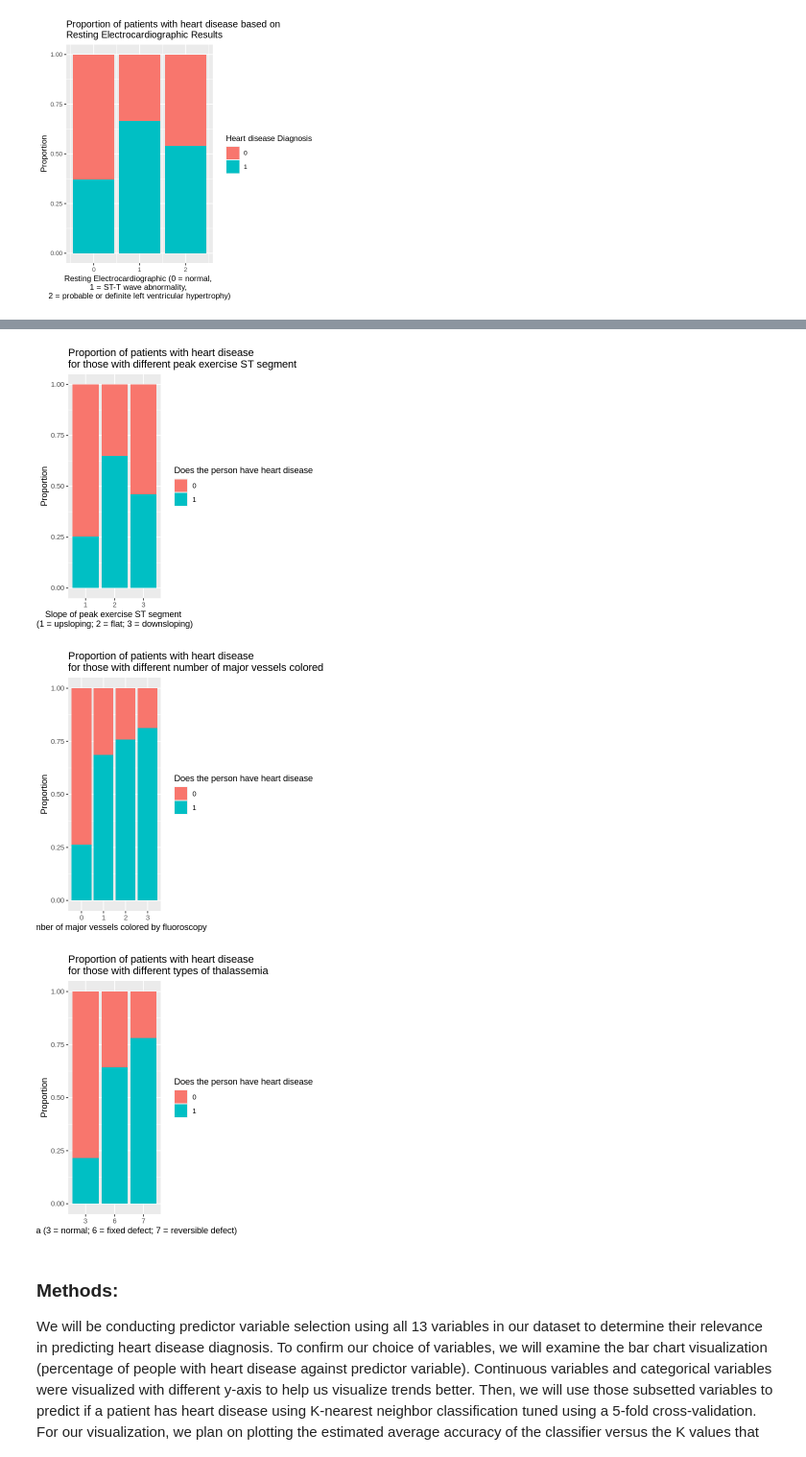
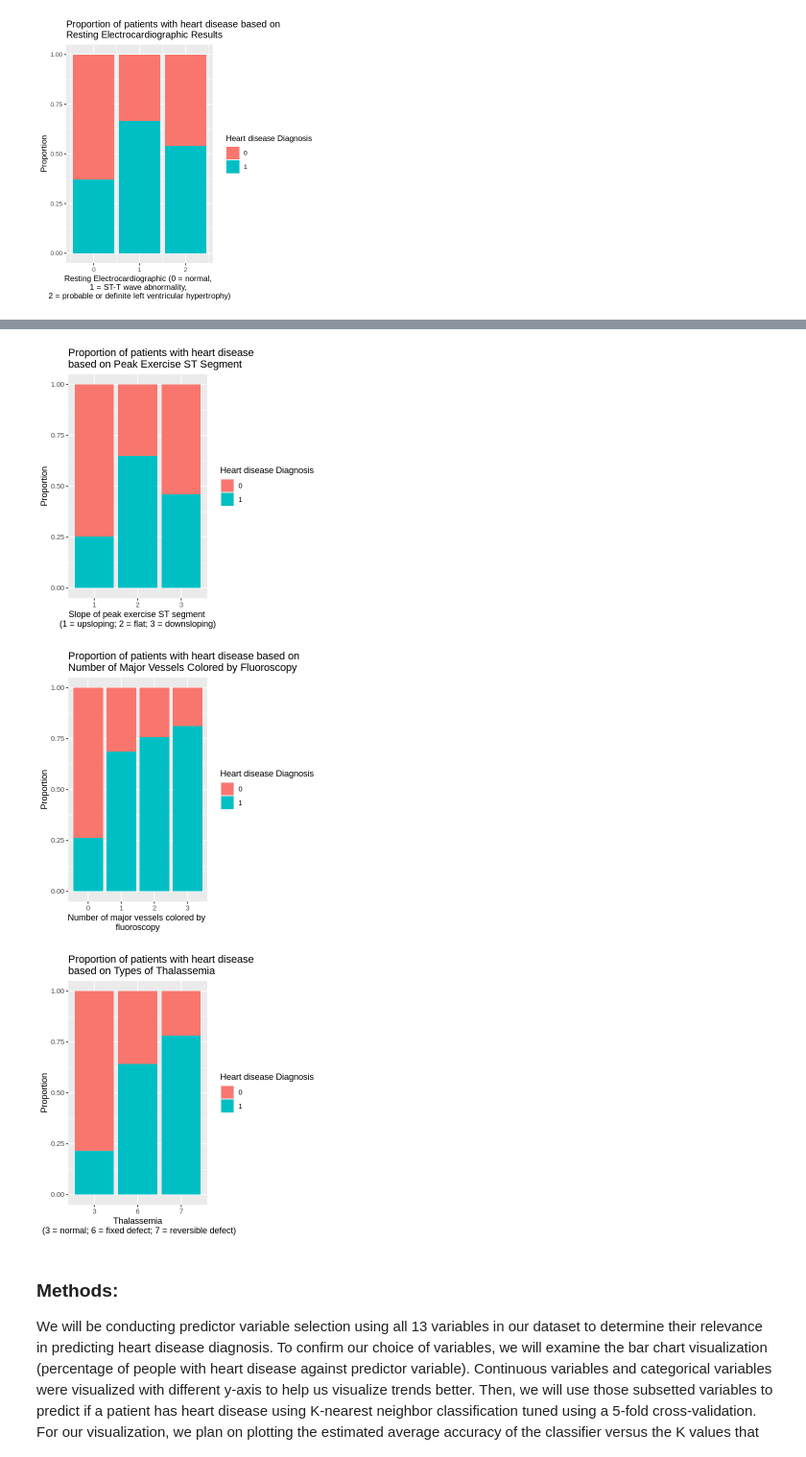
Before and after one commit to devr07/Project-DSCI100, a Jupyter notebook: projectpropsal.ipynb, the cells around one changed output, grey strips where cells are left out. Shown: that part at 96% size. Drawn from its saved outputs; the diff is of its cells as text; code cells hidden in the pictures.

```diff
--- a/projectpropsal.ipynb
+++ b/projectpropsal.ipynb
@@ -337,8 +307,8 @@ bar_plot9 <- training_data |>
    geom_bar(position = 'fill') +
    xlab("Presence of Exercise Induced Angina") +
    ylab("Proportion") +
-   labs(fill = "Does the person have heart disease") +
-   ggtitle("Proportion of patients with heart disease \nfor those with and without exercise induced angina")
+   labs(fill = "Heart disease Diagnosis") +
+   ggtitle("Proportion of patients with heart disease \nbased on presence of Exercise Induced Angina")
 bar_plot9
 
 bar_plot11 <- training_data |>
@@ -346,27 +316,27 @@ bar_plot11 <- training_data |>
    geom_bar(position = 'fill') +
    xlab("Slope of peak exercise ST segment \n(1 = upsloping; 2 = flat; 3 = downsloping)") +
    ylab("Proportion") +
-   labs(fill = "Does the person have heart disease") +
-   ggtitle("Proportion of patients with heart disease \nfor those with different peak exercise ST segment")
+   labs(fill = "Heart disease Diagnosis") +
+   ggtitle("Proportion of patients with heart disease \nbased on Peak Exercise ST Segment")
 bar_plot11
 
 bar_plot12 <- training_data |>
    filter(!is.na(Number_of_Major_Vessels)) |>
    ggplot(aes(x = as_factor(Number_of_Major_Vessels), fill = as_factor(Heart_Disease_Diagnosis))) +
    geom_bar(position = 'fill') +
-   xlab("Number of major vessels colored by fluoroscopy") +
+   xlab("Number of major vessels colored by \nfluoroscopy") +
    ylab("Proportion") +
-   labs(fill = "Does the person have heart disease") +
-   ggtitle("Proportion of patients with heart disease \nfor those with different number of major vessels colored by fluoroscopy")
+   labs(fill = "Heart disease Diagnosis") +
+   ggtitle("Proportion of patients with heart disease based on \nNumber of Major Vessels Colored by Fluoroscopy")
 bar_plot12
 
 bar_plot13 <- training_data |>
    filter(!is.na(Thal)) |>
    ggplot(aes(x = as_factor(Thal), fill = as_factor(Heart_Disease_Diagnosis))) +
    geom_bar(position = 'fill') +
-   xlab("Thalassemia (3 = normal; 6 = fixed defect; 7 = reversible defect)") +
+   xlab("Thalassemia\n (3 = normal; 6 = fixed defect; 7 = reversible defect)") +
    ylab("Proportion") +
-   labs(fill = "Does the person have heart disease") +
-   ggtitle("Proportion of patients with heart disease \nfor those with different types of thalassemia")
+   labs(fill = "Heart disease Diagnosis") +
+   ggtitle("Proportion of patients with heart disease \nbased on Types of Thalassemia")
 bar_plot13
 # %% [output]
@@ -374,6 +344,6 @@ bar_plot13
-[figure, old version]
+[figure, new version]
-[figure, old version]
+[figure, new version]
-[figure, old version]
+[figure, new version]
 # %% [markdown]
 ### Methods:
 We will be conducting predictor variable selection using all 13 variables in our dataset to determine their relevance in predicting heart disease diagnosis. To confirm our choice of variables, we will examine the bar chart visualization (percentage of people with heart disease against predictor variable). Continuous variables and categorical variables were visualized with different y-axis to help us visualize trends better. Then, we will use those subsetted variables to predict if a patient has heart disease using K-nearest neighbor classification tuned using a 5-fold cross-validation.
```
Also changed, not shown: parts of 4 cells of this notebook.
